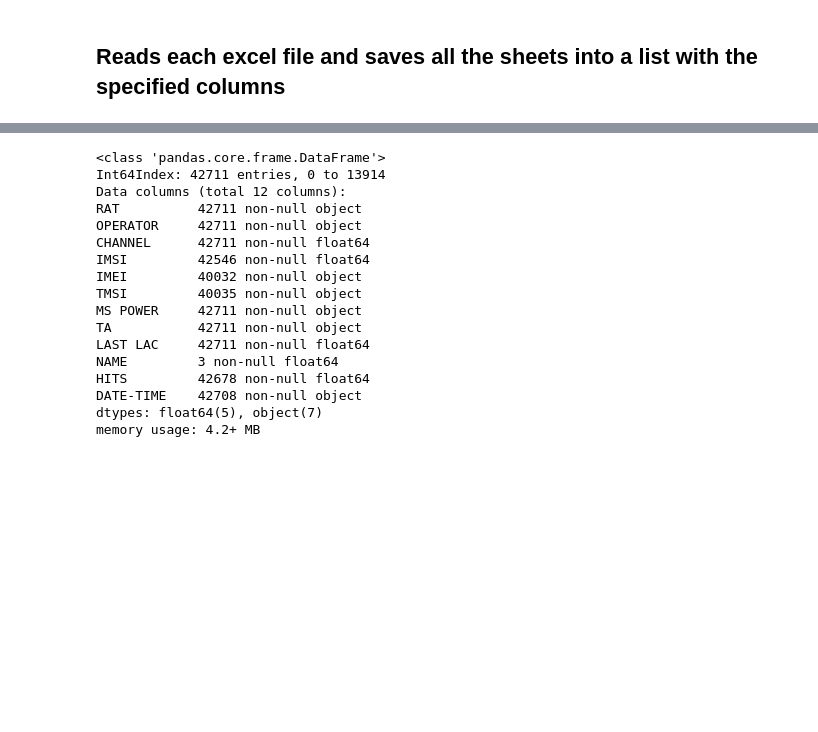
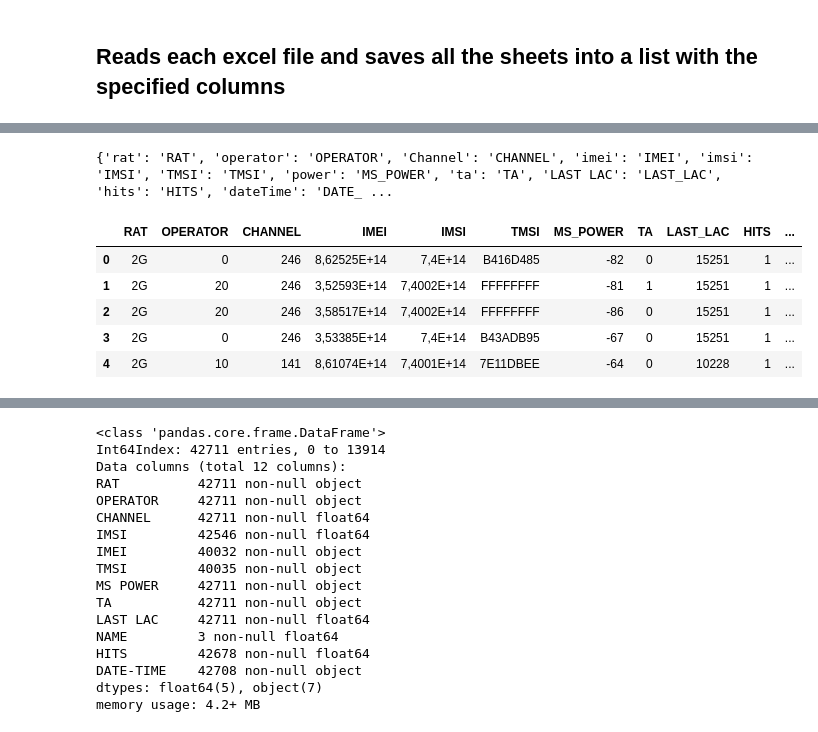
Before and after one commit to Dumaru/ExcelReports, a Jupyter notebook: Telefonia.ipynb, the cells around one changed output, grey strips where cells are left out. Saved outputs shown, nothing was run; the diff lists cells and outputs as text; code cells hidden in the pictures; blank space fills up the shorter version.

Commit message:
Rename columns

```diff
--- a/Telefonia.ipynb
+++ b/Telefonia.ipynb
@@ -83,3 +79,36 @@ allData = pd.read_excel(dire)
+# %%
+def rename_columns(df: pd.DataFrame, file_columns: list, column_names: list) -> pd.DataFrame:
+    new_names = dict(zip(file_columns, column_names))
+    print(new_names)
+    df.rename(columns=new_names, inplace=True)
+# CSV
+# Archivo de prueba
+dire = "C:\\Users\\robin\\Google Drive\\WORK\\ExcelReports\\ExcelReports\\files\\08_08_2020_78092.csv"
+COLS = ["RAT", "OPERATOR", "CHANNEL", "IMEI", "IMSI", "TMSI",
+        "MS POWER", "TA", "LAST LAC", "HITS", "DATE-TIME"]
+csv_df = pd.read_csv(dire, delimiter=";")
+csv_df.dropna(how='all', inplace=True)
+csv_df.columns = csv_df.columns.str.strip()
+# Choose columns
+file_columns = ["rat", "operator", "Channel", "imei", "imsi", "TMSI",
+                "power", "ta", "LAST LAC", "hits", "dateTime"
+                ]
+
+new_names = ["RAT", "OPERATOR", "CHANNEL", "IMEI", "IMSI", "TMSI",
+            "MS_POWER", "TA", "LAST_LAC", "HITS", "DATE_TIME"]
+rename_columns(csv_df, file_columns, new_names)
+csv_df = csv_df[new_names]
+# csv_df.columns
+# allData = pd.read_excel(dire)
+csv_df.head()
+# %% [output]
+{'rat': 'RAT', 'operator': 'OPERATOR', 'Channel': 'CHANNEL', 'imei': 'IMEI', 'imsi': 'IMSI', 'TMSI': 'TMSI', 'power': 'MS_POWER', 'ta': 'TA', 'LAST LAC': 'LAST_LAC', 'hits': 'HITS', 'dateTime': 'DATE_ ...
+|  | RAT | OPERATOR | CHANNEL | IMEI | IMSI | TMSI | MS_POWER | TA | LAST_LAC | HITS | ... |
+| 0 | 2G | 0 | 246 | 8,62525E+14 | 7,4E+14 | B416D485 | -82 | 0 | 15251 | 1 | ... |
+| 1 | 2G | 20 | 246 | 3,52593E+14 | 7,4002E+14 | FFFFFFFF | -81 | 1 | 15251 | 1 | ... |
+| 2 | 2G | 20 | 246 | 3,58517E+14 | 7,4002E+14 | FFFFFFFF | -86 | 0 | 15251 | 1 | ... |
+| 3 | 2G | 0 | 246 | 3,53385E+14 | 7,4E+14 | B43ADB95 | -67 | 0 | 15251 | 1 | ... |
+| 4 | 2G | 10 | 141 | 8,61074E+14 | 7,4001E+14 | 7E11DBEE | -64 | 0 | 10228 | 1 | ... |
 # %%
 allData
 # %% [output]
```
Also changed, not shown: parts of 4 cells of this notebook, 2 other files.
